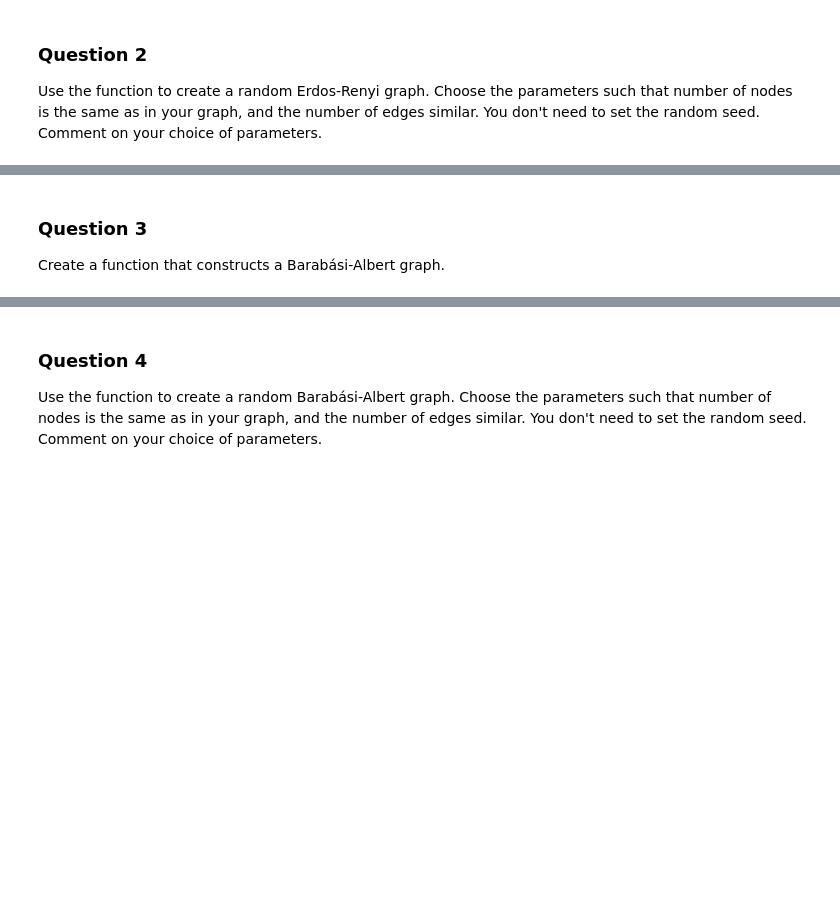
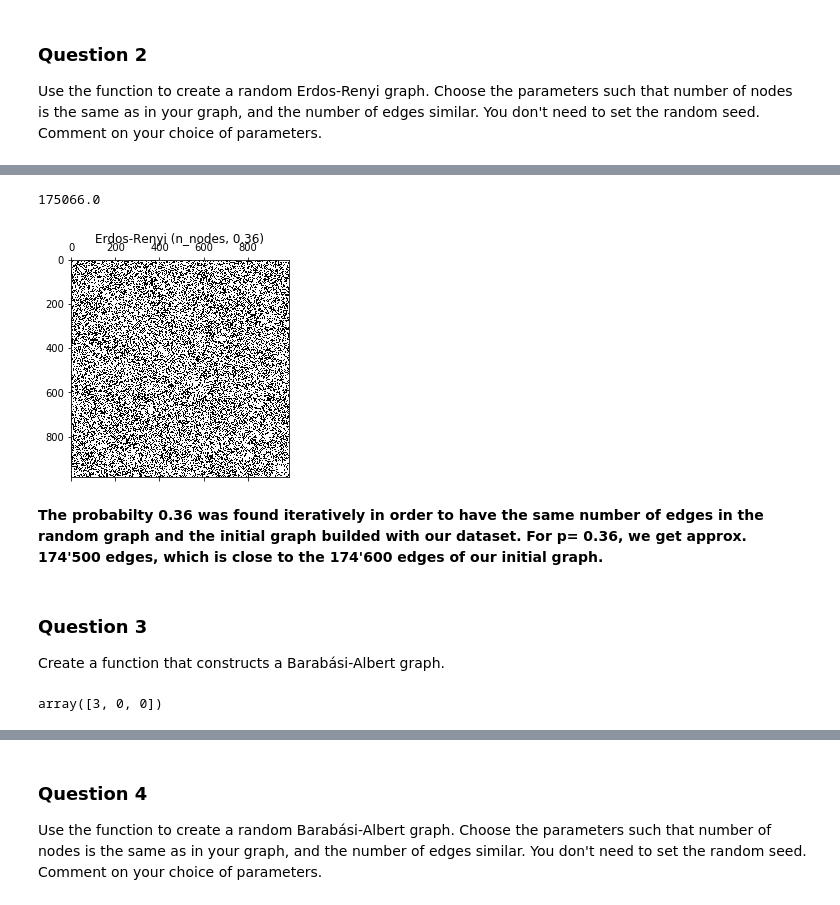
Before and after one commit to Team36-ntds2018/Project_free_music_archives_2018, a Jupyter notebook: Milestone_2/2_network_models.ipynb, the cells around one changed output, grey strips where cells are left out. Saved outputs shown, nothing was run; the diff lists cells and outputs as text; code cells hidden in the pictures; blank space fills up the shorter version.

```diff
--- a/Milestone_2/2_network_models.ipynb
+++ b/Milestone_2/2_network_models.ipynb
@@ -117,3 +106,14 @@ Use the function to create a random Erdos-Renyi graph. Choose the parameters suc
+# %%
+# Your code here.
+er = erdos_renyi(n_nodes, 0.36)
+plt.spy(er)
+plt.title('Erdos-Renyi (n_nodes, 0.36)')
+sum(sum(er))/2
+# %% [output]
+175066.0
+[figure, added]
+# %% [markdown]
+**The probabilty 0.36 was found iteratively in order to have the same number of edges in the random graph and the initial graph builded with our dataset. For p= 0.36, we get approx. 174'500 edges, which is close to the 174'600 edges of our initial graph.**
 # %% [markdown]
 ### Question 3
 
@@ -142,4 +169,10 @@ def barabasi_albert(n, m, seed=None):
     return adjacency
+# %%
+b = np.array([[0, 1], [2, 3]])
+b.resize(3, 3)
+b[1]
+# %% [output]
+array([3, 0, 0])
 # %%
 ba = barabasi_albert(5, 1, 9087)
 plt.spy(ba)
```
Also changed, not shown: parts of 11 cells of this notebook, 1 other file.
